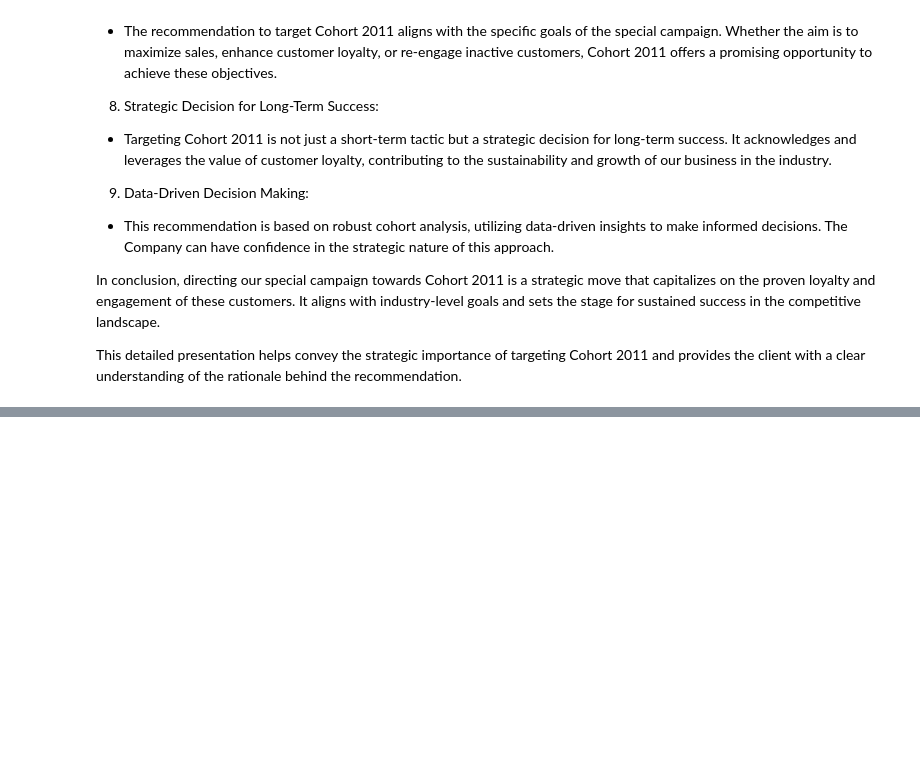
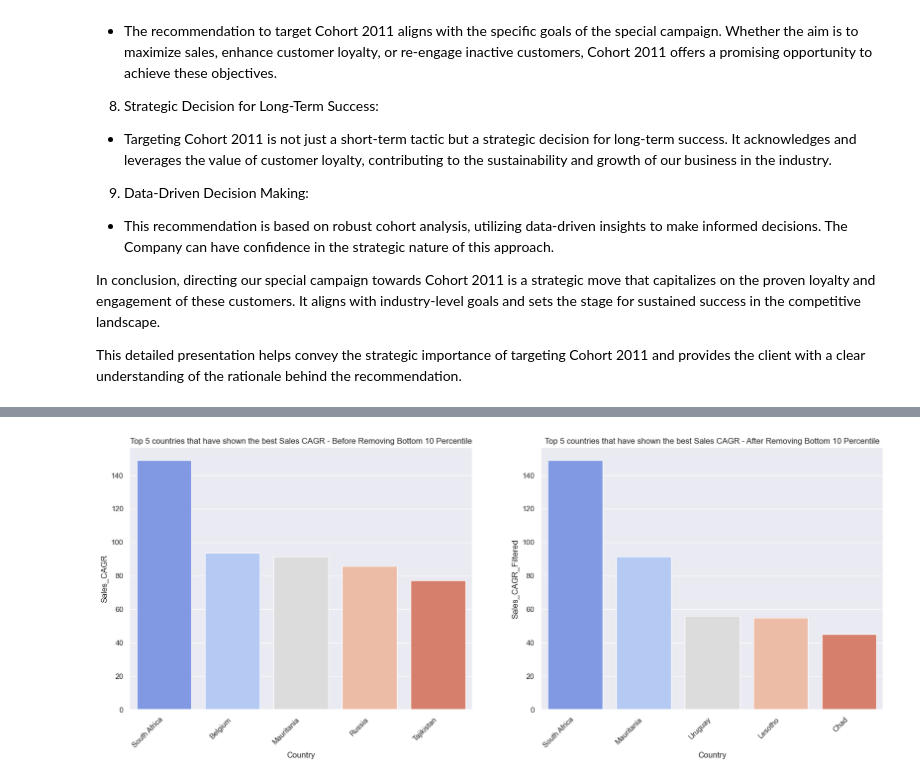
Before and after one commit to saifghostrider454/AdvertisementCaseStudy, a Jupyter notebook: EDA/eda.ipynb, the cells around one changed output, grey strips where cells are left out. Saved outputs shown, nothing was run; the diff lists cells and outputs as text; code cells hidden in the pictures; blank space fills up the shorter version.

Commit message:
Country Analysis

```diff
--- a/EDA/eda.ipynb
+++ b/EDA/eda.ipynb
@@ -470,0 +480,20 @@ of the rationale behind the recommendation.
+# %%
+sales_cagr = df.groupby('Country').apply(lambda x: (x['Sales'].pct_change() + 1).prod() - 1).reset_index(name='Sales_CAGR')
+
+# Sort by Sales CAGR in descending order
+top_countries = sales_cagr.sort_values(by='Sales_CAGR', ascending=False).head(5)
+
+
+threshold = df['Sales'].quantile(0.10)
+
+# Identify Bottom 10 Percentile transactions
+bottom_10_percentile = df[df['Sales'] <= threshold]
+
+# Exclude Bottom 10 Percentile transactions
+df_filtered = df[df['Sales'] > threshold]
+
+# Recalculate Sales CAGR for each country after filtering
+sales_cagr_filtered = df_filtered.groupby('Country').apply(lambda x: (x['Sales'].pct_change() + 1).prod() - 1).reset_index(name='Sales_CAGR_Filtered')
+
+# Sort by Sales CAGR in descending order
+top_countries_filtered = sales_cagr_filtered.sort_values(by='Sales_CAGR_Filtered', ascending=False).head(5)
@@ -470,0 +518,26 @@ of the rationale behind the recommendation.
+# %%
+custom_palette = sns.color_palette("coolwarm", n_colors=len(top_countries))
+
+fig, ax = plt.subplots(1, 2, figsize=[20, 7])
+
+# First subplot with custom color palette
+sns.barplot(data=top_countries, x='Country', y='Sales_CAGR', ax=ax[0], palette=custom_palette)
+ax[0].set_title('Top 5 countries that have shown the best Sales CAGR - Before Removing Bottom 10 Percentile')
+
+# Rotate x-axis labels if needed
+ax[0].set_xticklabels(ax[0].get_xticklabels(), rotation=45, ha='right')
+
+
+
+
+
+sns.barplot(data=top_countries_filtered, x='Country', y='Sales_CAGR_Filtered', ax=ax[1], palette=custom_palette)
+ax[1].set_title('Top 5 countries that have shown the best Sales CAGR - After Removing Bottom 10 Percentile')
+
+# Rotate x-axis labels if needed
+ax[1].set_xticklabels(ax[1].get_xticklabels(), rotation=45, ha='right')
+
+plt.savefig("Sales CAGR Compair.jpg")
+plt.show()
+# %% [output]
+[figure, added]
```
Also changed, not shown: parts of 3 cells of this notebook.
